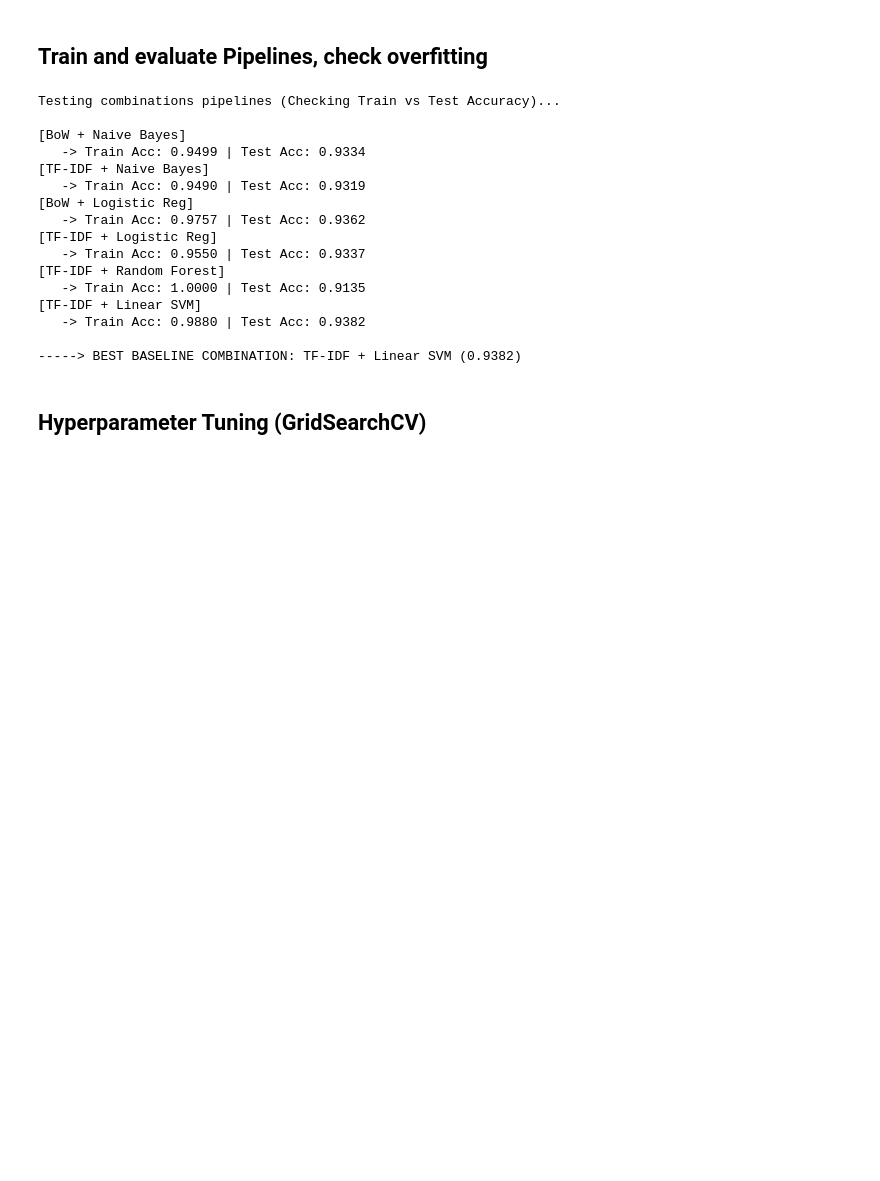
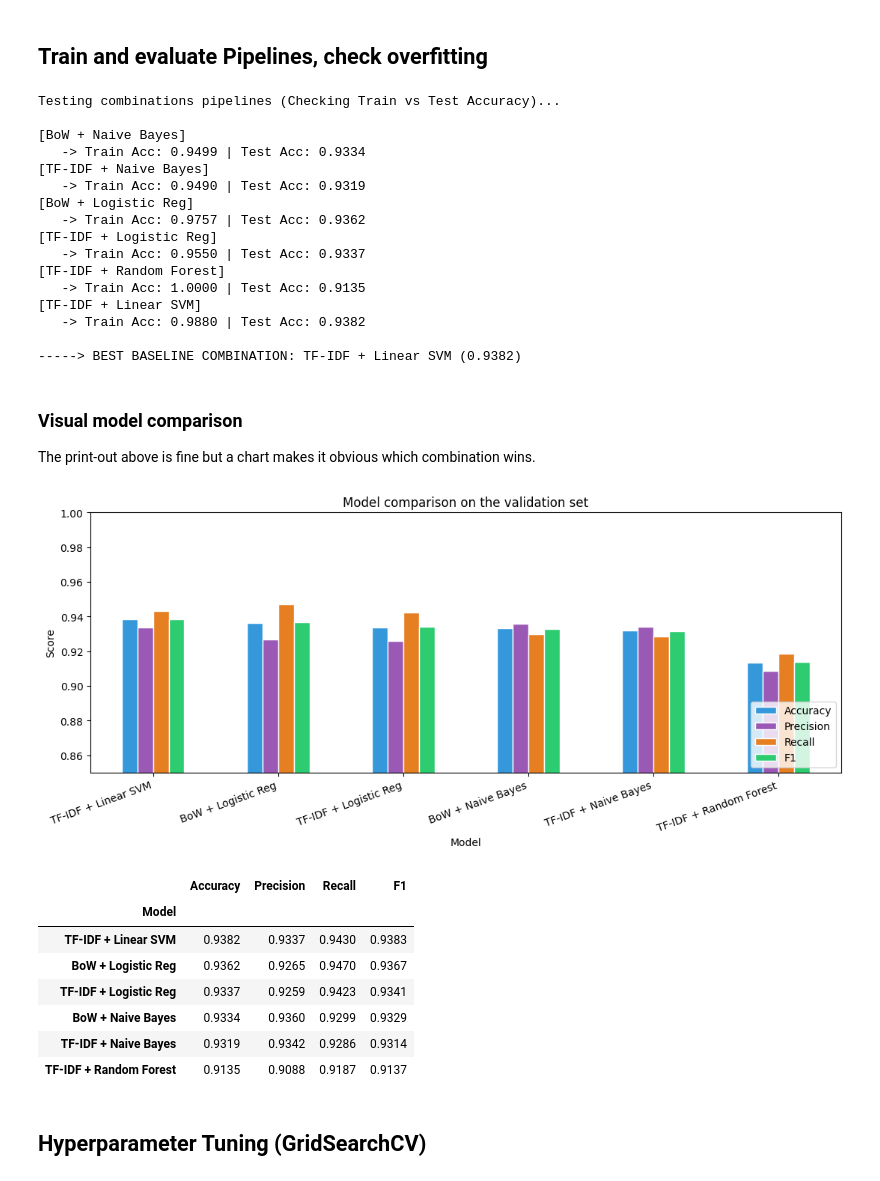
Before and after one commit to sabeurzarai/fake-news-detection-nlp, a Jupyter notebook: main.ipynb, the cells around one changed output. Saved outputs shown, nothing was run; the diff lists cells and outputs as text; code cells hidden in the pictures; blank space fills up the shorter version.

```diff
--- a/main.ipynb
+++ b/main.ipynb
@@ -360,6 +351,47 @@ Testing combinations pipelines (Checking Train vs Test Accuracy)...
    -> Train Acc: 0.9880 | Test Acc: 0.9382
 
 -----> BEST BASELINE COMBINATION: TF-IDF + Linear SVM (0.9382)
+# %% [markdown]
+### Visual model comparison
+
+The print-out above is fine but a chart makes it obvious which combination wins.
+# %%
+# Build a small comparison DataFrame from the already-fitted pipelines
+results = []
+for name, pipe in pipelines.items():
+    y_pred_cmp = pipe.predict(X_test)
+    results.append({
+        'Model': name,
+        'Accuracy': accuracy_score(y_test, y_pred_cmp),
+        'Precision': precision_score(y_test, y_pred_cmp),
+        'Recall': recall_score(y_test, y_pred_cmp),
+        'F1': f1_score(y_test, y_pred_cmp),
+    })
+
+results_df = pd.DataFrame(results).set_index('Model').sort_values('F1', ascending=False)
+
+ax = results_df.plot(kind='bar', figsize=(11, 5), edgecolor='white',
+                     color=['#3498db', '#9b59b6', '#e67e22', '#2ecc71'])
+ax.set_ylim(0.85, 1.0)
+ax.set_title('Model comparison on the validation set')
+ax.set_ylabel('Score')
+ax.legend(loc='lower right')
+plt.xticks(rotation=20, ha='right')
+plt.tight_layout()
+plt.savefig('model_comparison.png', dpi=150)
+plt.show()
+
+results_df.round(4)
+# %% [output]
+[figure, added]
+|  | Accuracy | Precision | Recall | F1 |
+| Model |  |  |  |  |
+| TF-IDF + Linear SVM | 0.9382 | 0.9337 | 0.9430 | 0.9383 |
+| BoW + Logistic Reg | 0.9362 | 0.9265 | 0.9470 | 0.9367 |
+| TF-IDF + Logistic Reg | 0.9337 | 0.9259 | 0.9423 | 0.9341 |
+| BoW + Naive Bayes | 0.9334 | 0.9360 | 0.9299 | 0.9329 |
+| TF-IDF + Naive Bayes | 0.9319 | 0.9342 | 0.9286 | 0.9314 |
+| TF-IDF + Random Forest | 0.9135 | 0.9088 | 0.9187 | 0.9137 |
 # %% [markdown]
 ## Hyperparameter Tuning (GridSearchCV)
 # %%
```
Also changed, not shown: parts of 20 cells of this notebook, 5 other files.
